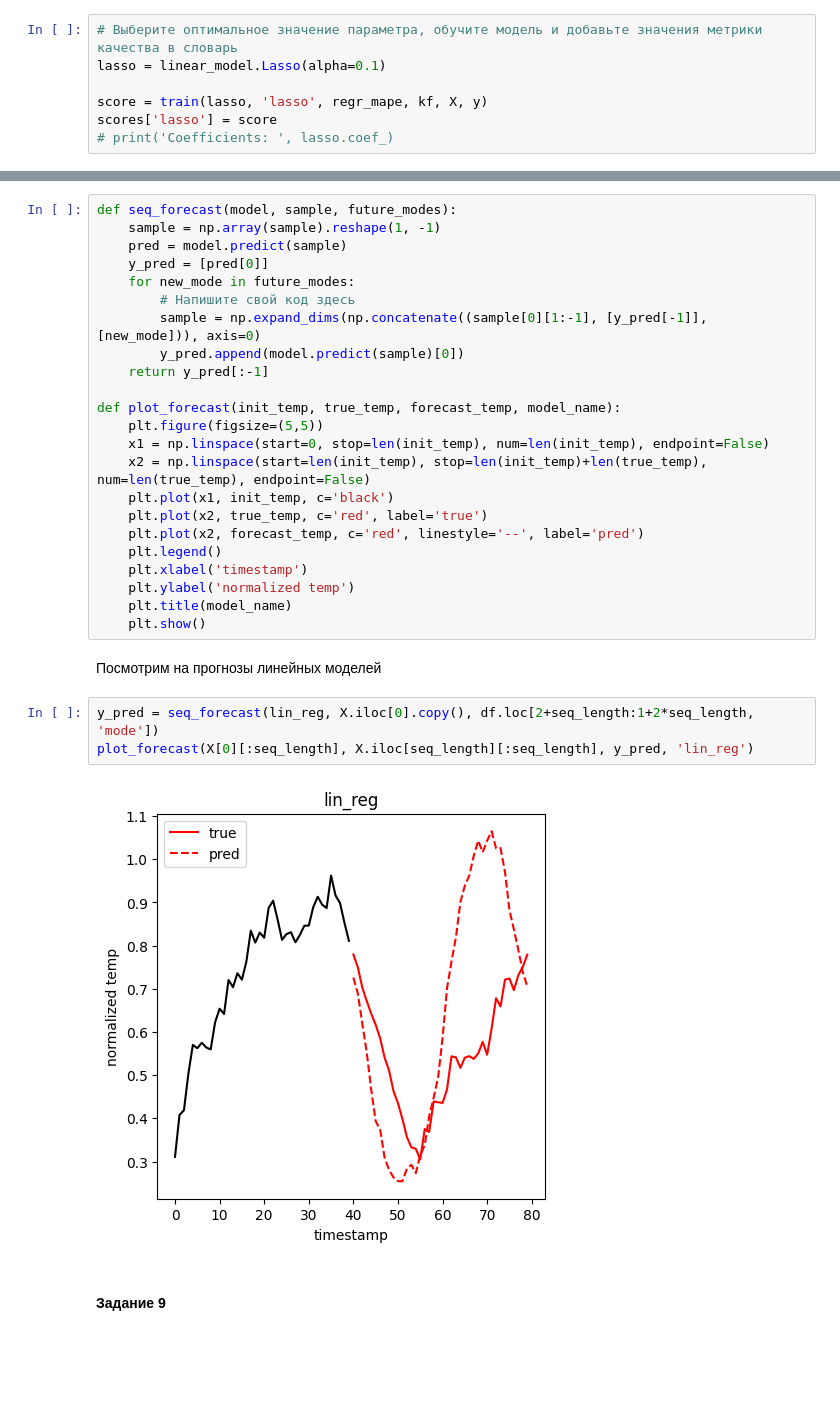
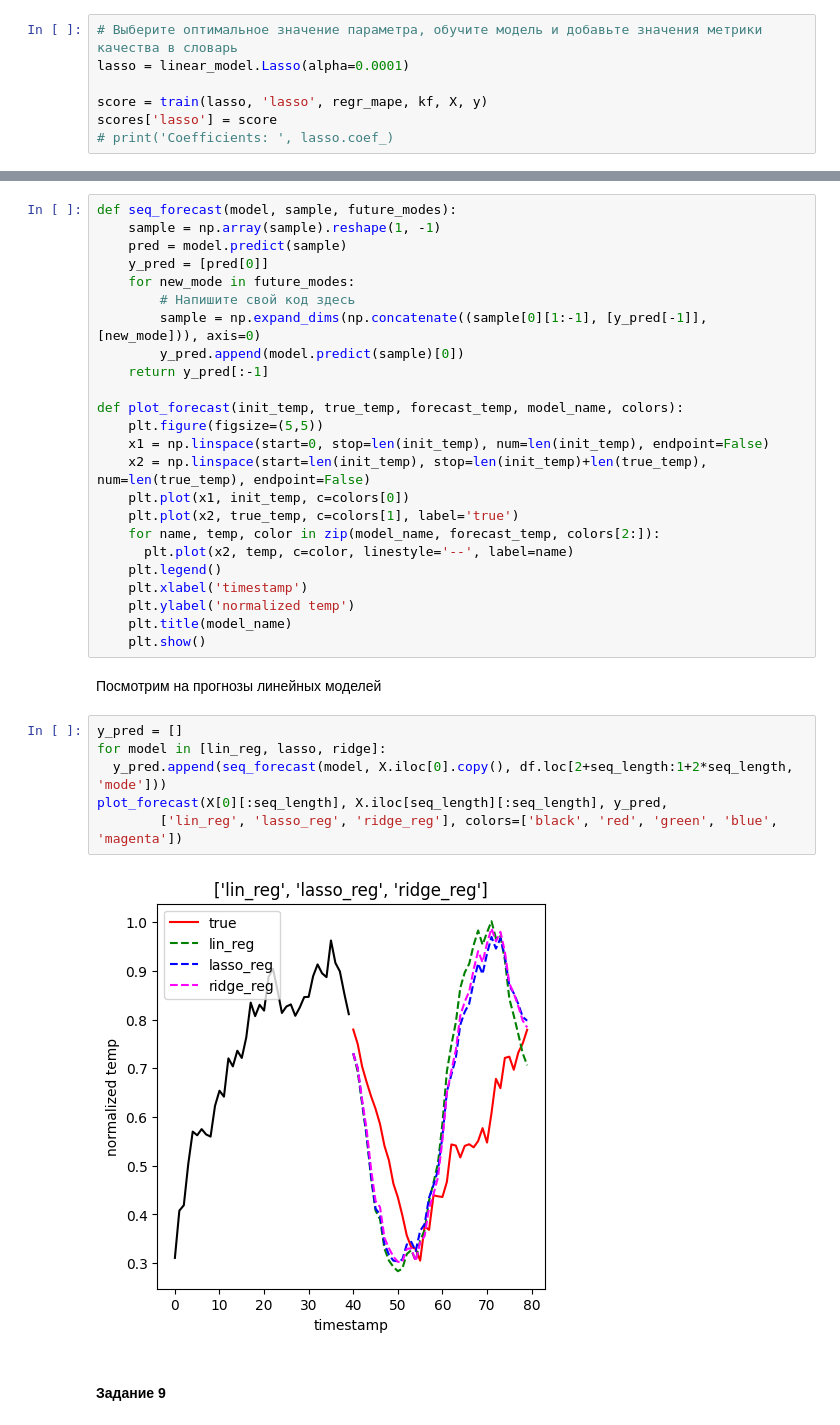
Before and after one commit to BROsandr/IUS, a Jupyter notebook: lab6/Lab6_task.ipynb, the cells around one changed output, grey strips where cells are left out. Cells and saved outputs as stored; diff of their text form; blank space fills up the shorter version.

```diff
--- a/lab6/Lab6_task.ipynb
+++ b/lab6/Lab6_task.ipynb
@@ -324,7 +324,7 @@ Coefficients:  [-0. -0. -0. -0. -0. -0. -0. -0. -0. -0. -0. -0. -0. -0. -0. -0.
   0.  0.  0.  0.  0.]
 # %%
 # Выберите оптимальное значение параметра, обучите модель и добавьте значения метрики качества в словарь
-lasso = linear_model.Lasso(alpha=0.1)
+lasso = linear_model.Lasso(alpha=0.0001)
 
 score = train(lasso, 'lasso', regr_mape, kf, X, y)
 scores['lasso'] = score
@@ -389,13 +389,14 @@ def seq_forecast(model, sample, future_modes):
         y_pred.append(model.predict(sample)[0])
     return y_pred[:-1]
 
-def plot_forecast(init_temp, true_temp, forecast_temp, model_name):
+def plot_forecast(init_temp, true_temp, forecast_temp, model_name, colors):
     plt.figure(figsize=(5,5))
     x1 = np.linspace(start=0, stop=len(init_temp), num=len(init_temp), endpoint=False)
     x2 = np.linspace(start=len(init_temp), stop=len(init_temp)+len(true_temp), num=len(true_temp), endpoint=False)
-    plt.plot(x1, init_temp, c='black')
-    plt.plot(x2, true_temp, c='red', label='true')
-    plt.plot(x2, forecast_temp, c='red', linestyle='--', label='pred')
+    plt.plot(x1, init_temp, c=colors[0])
+    plt.plot(x2, true_temp, c=colors[1], label='true')
+    for name, temp, color in zip(model_name, forecast_temp, colors[2:]):
+      plt.plot(x2, temp, c=color, linestyle='--', label=name)
     plt.legend()
     plt.xlabel('timestamp')
     plt.ylabel('normalized temp')
@@ -404,10 +405,13 @@ def plot_forecast(init_temp, true_temp, forecast_temp, model_name):
 # %% [markdown]
 Посмотрим на прогнозы линейных моделей
 # %%
-y_pred = seq_forecast(lin_reg, X.iloc[0].copy(), df.loc[2+seq_length:1+2*seq_length, 'mode'])
-plot_forecast(X[0][:seq_length], X.iloc[seq_length][:seq_length], y_pred, 'lin_reg')
+y_pred = []
+for model in [lin_reg, lasso, ridge]:
+  y_pred.append(seq_forecast(model, X.iloc[0].copy(), df.loc[2+seq_length:1+2*seq_length, 'mode']))
+plot_forecast(X[0][:seq_length], X.iloc[seq_length][:seq_length], y_pred,
+        ['lin_reg', 'lasso_reg', 'ridge_reg'], colors=['black', 'red', 'green', 'blue', 'magenta'])
 # %% [output]
-[figure, old version]
+[figure, new version]
 # %% [markdown]
 #### **Задание 9**
 # %%
```
Also changed, not shown: parts of 7 cells of this notebook.
